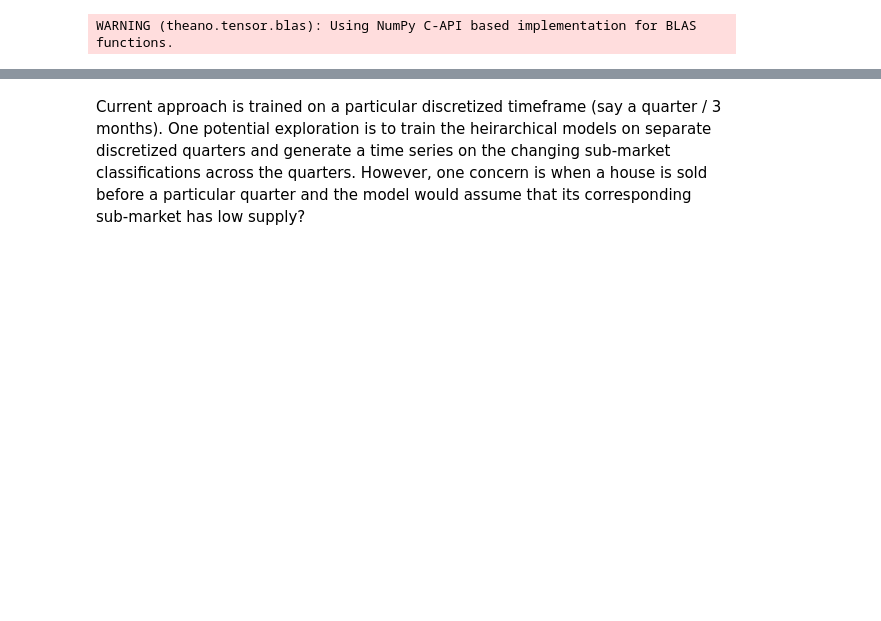
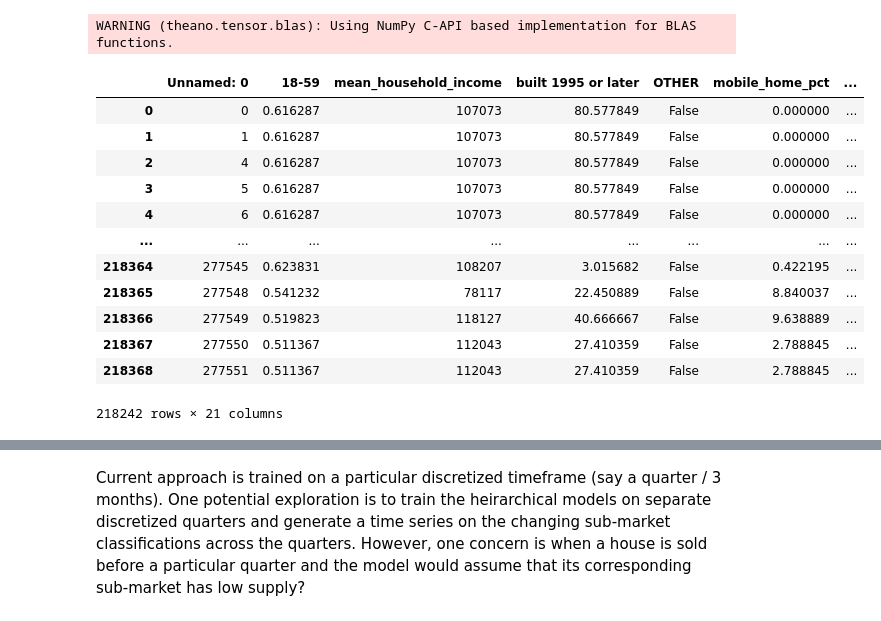
Before and after one commit to luunam/cs297_rex, a Jupyter notebook: notebooks/pymc3_new_dataset.ipynb, the cells around one changed output, grey strips where cells are left out. Drawn from its saved outputs; the diff is of its cells as text; code cells hidden in the pictures; blank space fills up the shorter version.

```diff
--- a/notebooks/pymc3_new_dataset.ipynb
+++ b/notebooks/pymc3_new_dataset.ipynb
@@ -25,4 +23,26 @@ df = pd.read_csv('../data/denver_prop_with_ct_clean_small.csv')
 # %%
+# Load dataset
+# df = pd.read_csv('denver_prop_with_ct_clean_small.csv')
+df = pd.read_csv('../data/namluu_dataset.csv')
+
 #convert to datetime format
 df["list_date"] = pd.to_datetime(df["list_date"])
 df["sale_date"] = pd.to_datetime(df["sale_date"])
+
+df = df[-np.isnan(df['longitude'])]
+
+df
+# %% [output]
+|  | Unnamed: 0 | 18-59 | mean_household_income | built 1995 or later | OTHER | mobile_home_pct | ... |
+| 0 | 0 | 0.616287 | 107073 | 80.577849 | False | 0.000000 | ... |
+| 1 | 1 | 0.616287 | 107073 | 80.577849 | False | 0.000000 | ... |
+| 2 | 4 | 0.616287 | 107073 | 80.577849 | False | 0.000000 | ... |
+| 3 | 5 | 0.616287 | 107073 | 80.577849 | False | 0.000000 | ... |
+| 4 | 6 | 0.616287 | 107073 | 80.577849 | False | 0.000000 | ... |
+| ... | ... | ... | ... | ... | ... | ... | ... |
+| 218364 | 277545 | 0.623831 | 108207 | 3.015682 | False | 0.422195 | ... |
+| 218365 | 277548 | 0.541232 | 78117 | 22.450889 | False | 8.840037 | ... |
+| 218366 | 277549 | 0.519823 | 118127 | 40.666667 | False | 9.638889 | ... |
+| 218367 | 277550 | 0.511367 | 112043 | 27.410359 | False | 2.788845 | ... |
+| 218368 | 277551 | 0.511367 | 112043 | 27.410359 | False | 2.788845 | ... |
+218242 rows × 21 columns
```
Also changed, not shown: parts of 19 cells of this notebook, 18 other files.
